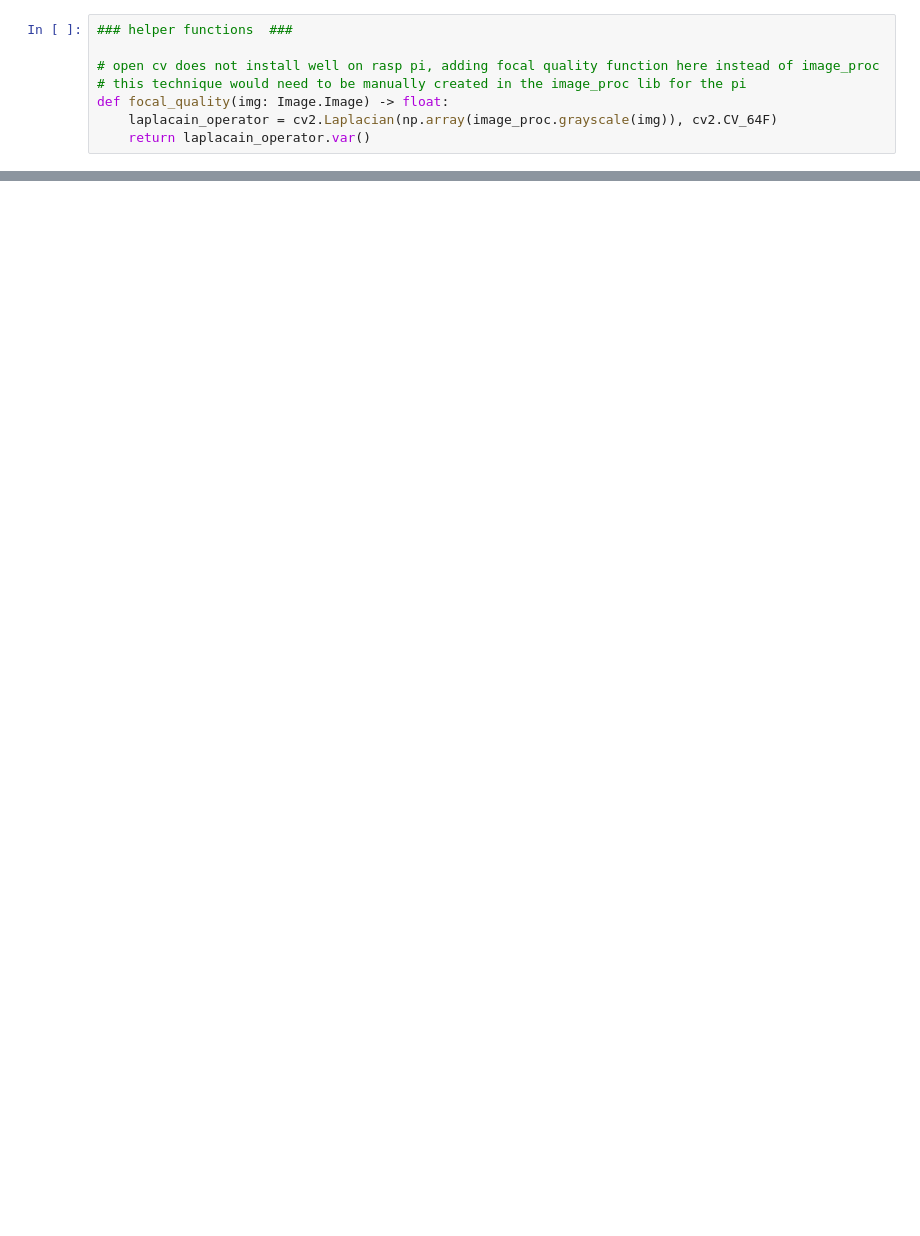
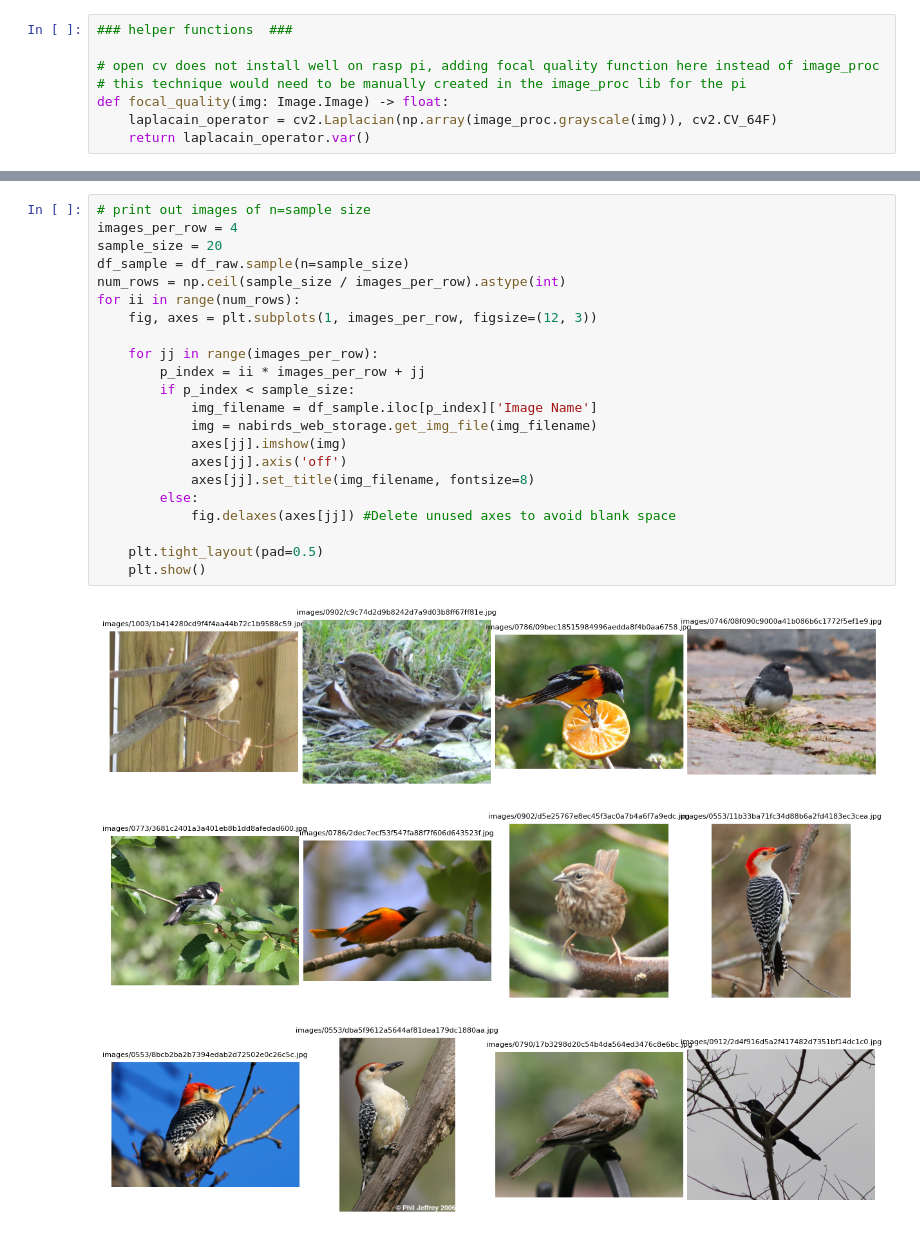
Before and after one commit to JimMaastricht5/birdclassifier, a Jupyter notebook: NABirds Profiling.ipynb, the cells around one changed output, grey strips where cells are left out. Drawn from its saved outputs; the diff is of its cells as text; blank space fills up the shorter version.

```diff
--- a/NABirds Profiling.ipynb
+++ b/NABirds Profiling.ipynb
@@ -44,0 +92,26 @@ def focal_quality(img: Image.Image) -> float:
+# %%
+# print out images of n=sample size
+images_per_row = 4
+sample_size = 20
+df_sample = df_raw.sample(n=sample_size)
+num_rows = np.ceil(sample_size / images_per_row).astype(int)
+for ii in range(num_rows):
+    fig, axes = plt.subplots(1, images_per_row, figsize=(12, 3))
+
+    for jj in range(images_per_row):
+        p_index = ii * images_per_row + jj
+        if p_index < sample_size:
+            img_filename = df_sample.iloc[p_index]['Image Name']
+            img = nabirds_web_storage.get_img_file(img_filename)
+            axes[jj].imshow(img)
+            axes[jj].axis('off')
+            axes[jj].set_title(img_filename, fontsize=8)
+        else:
+            fig.delaxes(axes[jj]) #Delete unused axes to avoid blank space
+
+    plt.tight_layout(pad=0.5)
+    plt.show()
+# %% [output]
+[figure, added]
+[figure, added]
+[figure, added]
```
Also changed, not shown: parts of 17 cells of this notebook.
